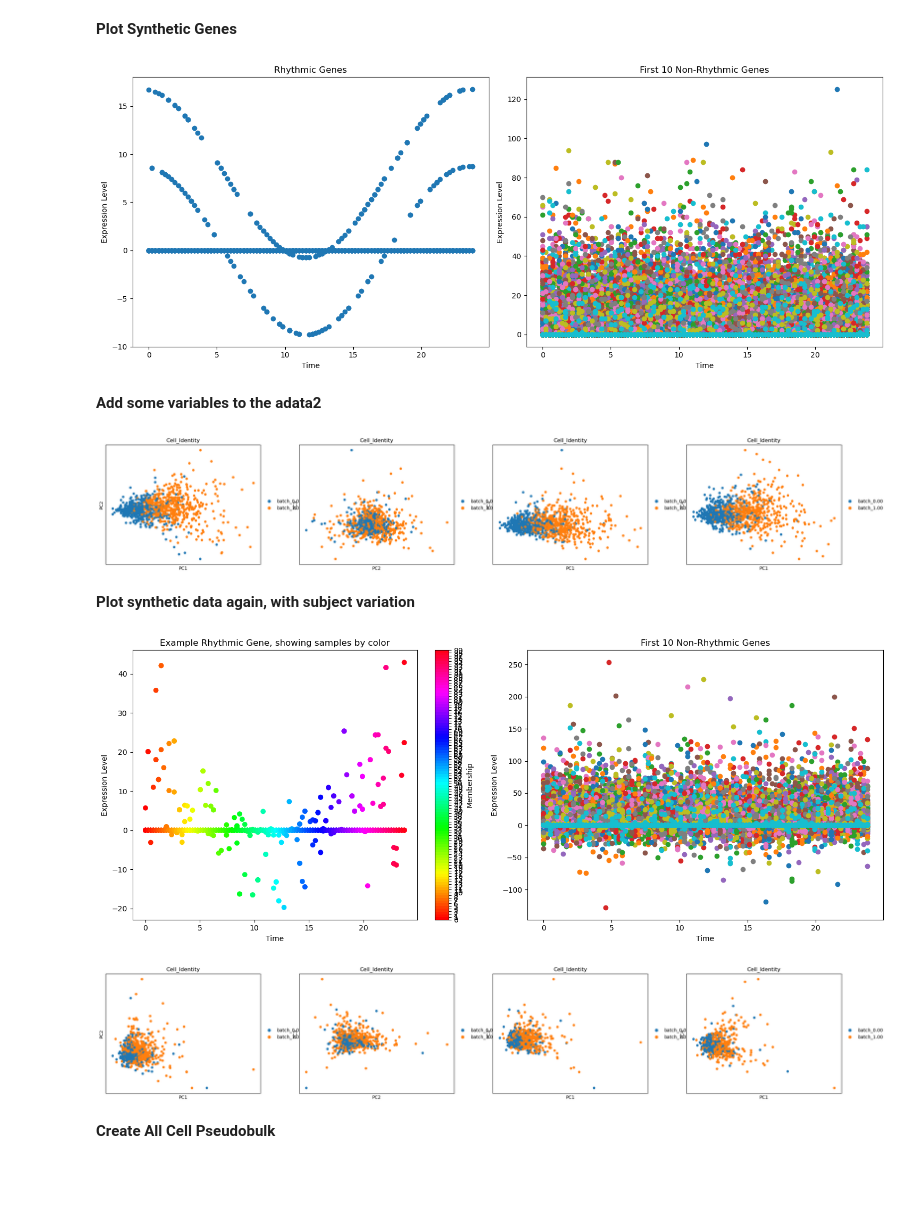
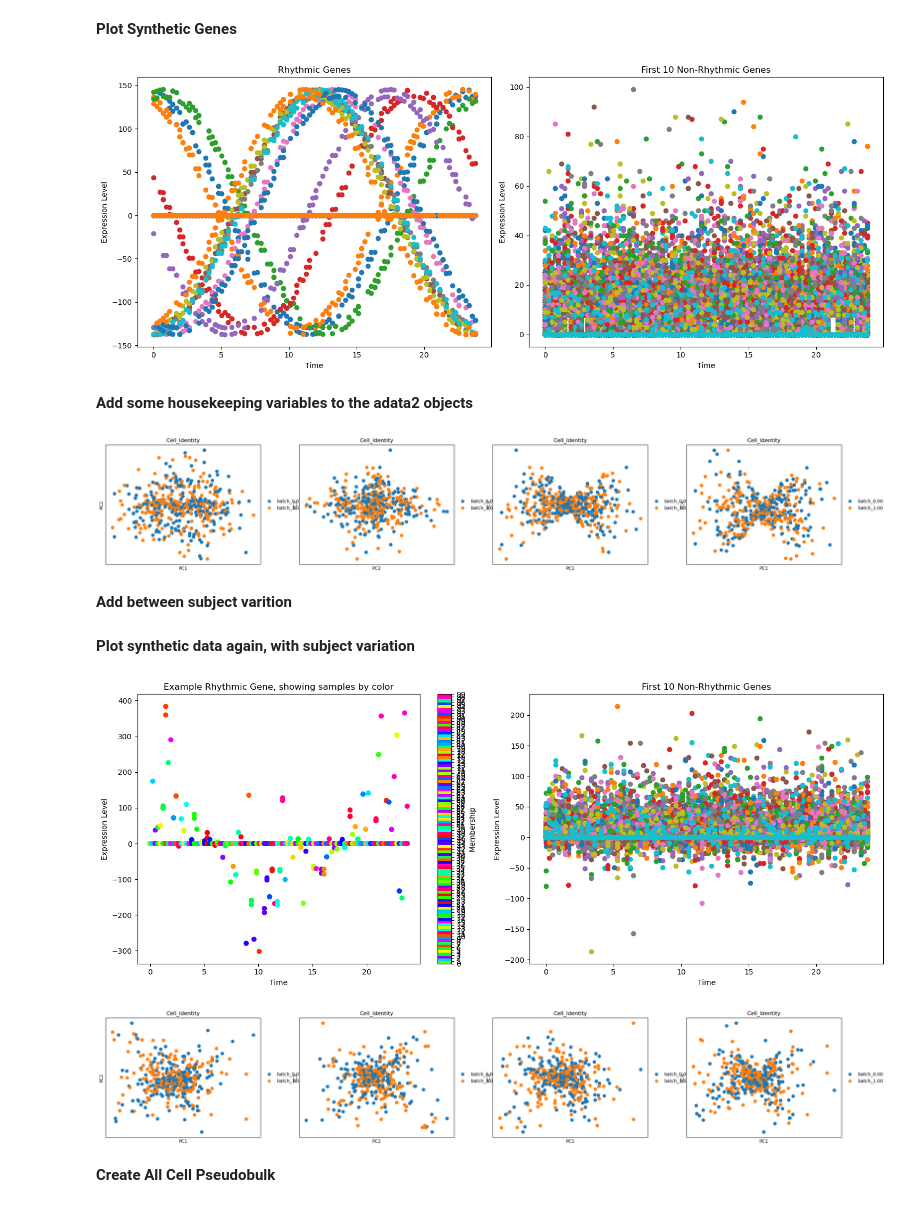
Before and after one commit to HenryHollis/python_ccd_cluster, a Jupyter notebook: simulated_scRNAseq_sparseCounts.ipynb, the cells around one changed output. Saved outputs shown, nothing was run; the diff lists cells and outputs as text; code cells hidden in the pictures; blank space fills up the shorter version.

```diff
--- a/simulated_scRNAseq_sparseCounts.ipynb
+++ b/simulated_scRNAseq_sparseCounts.ipynb
@@ -51,16 +51,16 @@ np.random.seed(42)
 adata = sc.AnnData()
 
 # Define the number of cells and genes
-n_cells = 1000
+n_cells = 500
 n_genes = 100
 offset_multiplier = 8 #How different are the cell types
 num_cell_types = 2
 num_subjects = 100
-sparsity_level = 0.8  # percent of the counts that are zeros
+sparsity_level = 0.7  # percent of the counts that are zeros
 mean_expression = 10  # Mean expression level
 dispersion = 2  # Dispersion parameter for the negative binomial distribution
 subject_variability = 1  # Variability in expression levels between subjects
-amplitude_scaling_factor = np.random.uniform(0.5, 1.5) #amp will be this number * "mean_expression" from above
+amplitude_scaling_factor = np.random.uniform(10,20) #amp will be this number * "mean_expression" from above
 
 
 # Simulate the sparse counts
@@ -112,7 +112,7 @@ for i in range(n_new_genes):
     noise = np.random.normal(0, 1, n_cells)
     freq = np.pi*2/24
     subjects = np.repeat(range(num_subjects), math.ceil(n_cells/num_subjects))
-    timepoints = subjects/100*24
+    timepoints = subjects/num_subjects*24
     gene_expression_data[:, i] = amplitude_scaling_factor *mean_expression  *  np.cos(freq * timepoints - phase ) + (np.array(offsets)*offset_multiplier)# + noise
 
 
@@ -138,7 +138,7 @@ fig, axes = plt.subplots(1, 2, figsize=(15, 6))
 
 # Plot rhythmic genes
 axes[0].set_title('Rhythmic Genes')
-for i in range(n_genes, n_genes+1):
+for i in range(n_genes, n_genes+n_new_genes):
     axes[0].scatter(timepoints, adata2.X[:, i], label=f'Gene_{i + 1}')
 axes[0].set_xlabel('Time')
 axes[0].set_ylabel('Expression Level')
@@ -157,9 +157,9 @@ plt.tight_layout()
 # Show the plot
 plt.show()
 # %% [output]
-[figure, old version]
+[figure, new version]
 # %% [markdown]
-**Add some variables to the adata2**
+**Add some housekeeping variables to the adata2 objects**
 # %%
 cell_identities = [f'batch_{i:.2f}' for i in offsets]
 subjects_obs = [f's_{i}' for i in subjects]
@@ -181,7 +181,9 @@ pcs_to_plot = ['1,2', '2,3', '1,3', '1, 4']
 # Plot PCA for the selected PCs
 sc.pl.pca(adata2, color='Cell_Identity', components=pcs_to_plot, show=True)
 # %% [output]
-[figure, old version]
+[figure, new version]
+# %% [markdown]
+**Add between subject varition**
 # %%
 # Add subject-specific variability
 subject_effects = np.random.normal(1.0, subject_variability, (adata2.shape[1], num_subjects)) #num genes by num_subjects
@@ -197,41 +199,47 @@ from matplotlib.colors import ListedColormap, BoundaryNorm
 unique_memberships = np.unique(subjects)
 num_colors = len(unique_memberships)
 
-# Create a colormap with enough discrete colors
+# Generate a random permutation of color indices
+color_indices = np.random.permutation(num_colors)
+
+# Create a discrete colormap with randomly ordered colors
 cmap = plt.cm.get_cmap('hsv', num_colors)
-colors = cmap(np.arange(num_colors))
+colors = cmap(color_indices)
+random_cmap = ListedColormap(colors)
 
-# Create a discrete colormap from the colors
-cmap = ListedColormap(colors)
+# Define the boundaries and norm for the colormap
+bounds = np.arange(-0.5, num_colors + 0.5, 1)
+norm = BoundaryNorm(bounds, random_cmap.N)
+
 
 # Create a figure with two subplots (1 row, 2 columns)
 fig, axes = plt.subplots(1, 2, figsize=(15, 6))
 
 # Plot rhythmic genes
 axes[0].set_title('Example Rhythmic Gene, showing samples by color')
 for i in range(n_genes, n_genes+1):
-   scatter =  axes[0].scatter(timepoints, adata2.X[:, i], c = subjects,cmap=cmap, label=f'Gene_{i + 1}')
+   scatter =  axes[0].scatter(timepoints, adata2.X[:, i], c = subjects,cmap=random_cmap, label=f'Gene_{i + 1}')
 # Adding a colorbar
 cbar = plt.colorbar(scatter, ticks=np.arange(num_colors))
 cbar.set_label('Membership')
 axes[0].set_xlabel('Time')
 axes[0].set_ylabel('Expression Level')
 
 # Plot non-rhythmic genes
 axes[1].set_title('First 10 Non-Rhythmic Genes')
 for i in range(0, n_genes):
     axes[1].scatter(timepoints, adata2.X[:, i],label=f'Gene_{i + 1}')
 axes[1].set_xlabel('Time')
 axes[1].set_ylabel('Expression Level')
 #axes[1].legend()
 
 # Adjust layout to prevent overlap
 plt.tight_layout()
 
 # Show the plot
 plt.show()
 # %% [output]
-[figure, old version]
+[figure, new version]
 # %%
 # Perform PCA
 sc.tl.pca(adata2)
@@ -245,9 +253,9 @@ sc.pl.pca(adata2, color='Cell_Identity', components=pcs_to_plot, show=True)
 sc.pp.scale(adata2)
 
 # Calculate the neighborhood graph
-sc.pp.neighbors(adata2, n_neighbors=4, n_pcs=10)  # Adjust parameters as needed
+sc.pp.neighbors(adata2, n_neighbors=10, n_pcs=10)  # Adjust parameters as needed
 # %% [output]
-[figure, old version]
+[figure, new version]
 # %% [markdown]
 **Create All Cell Pseudobulk**
 # %%
```
Also changed, not shown: parts of 12 cells of this notebook, 1 other file.
